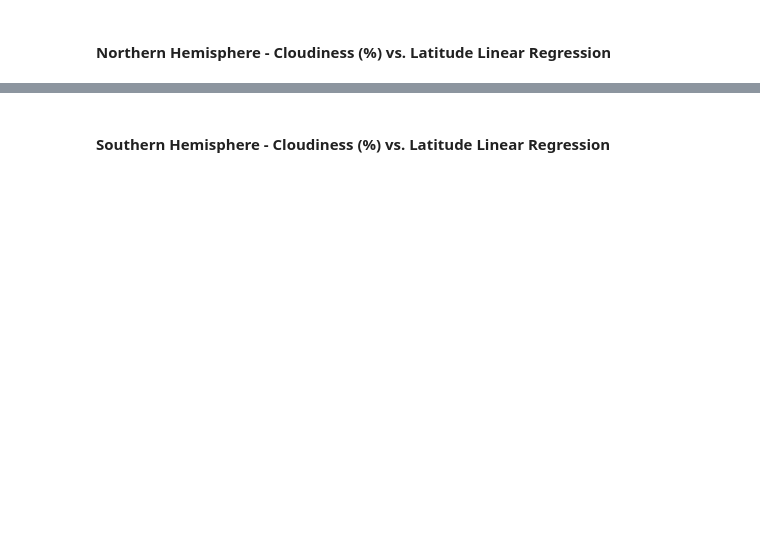
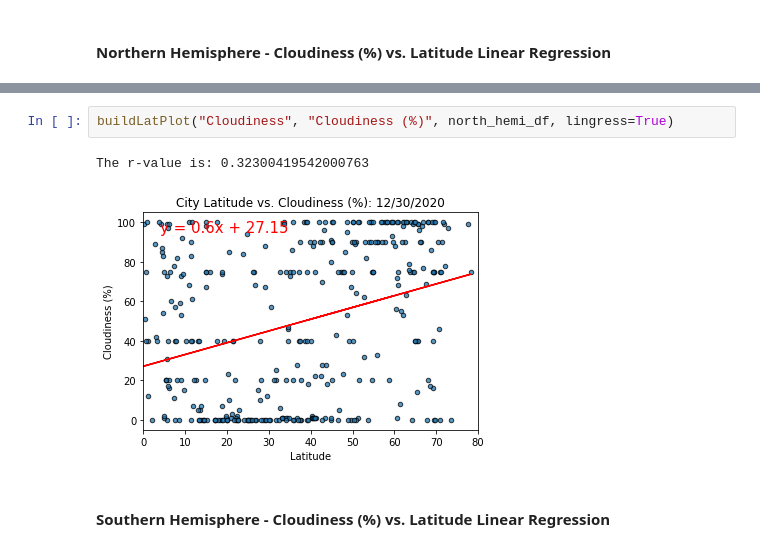
Before and after one commit to abaker178/api-challenge, a Jupyter notebook: WeatherPy/WeatherPy.ipynb, the cells around one changed output, grey strips where cells are left out. Saved outputs shown, nothing was run; the diff lists cells and outputs as text; blank space fills up the shorter version.

```diff
--- a/WeatherPy/WeatherPy.ipynb
+++ b/WeatherPy/WeatherPy.ipynb
@@ -314,2 +320,7 @@ The r-value is: 0.0020898727664228514
+# %%
+buildLatPlot("Cloudiness", "Cloudiness (%)", north_hemi_df, lingress=True)
+# %% [output]
+The r-value is: 0.32300419542000763
+[figure, added]
 # %% [markdown]
 ####  Southern Hemisphere - Cloudiness (%) vs. Latitude Linear Regression
```
Also changed, not shown: parts of 19 cells of this notebook.
